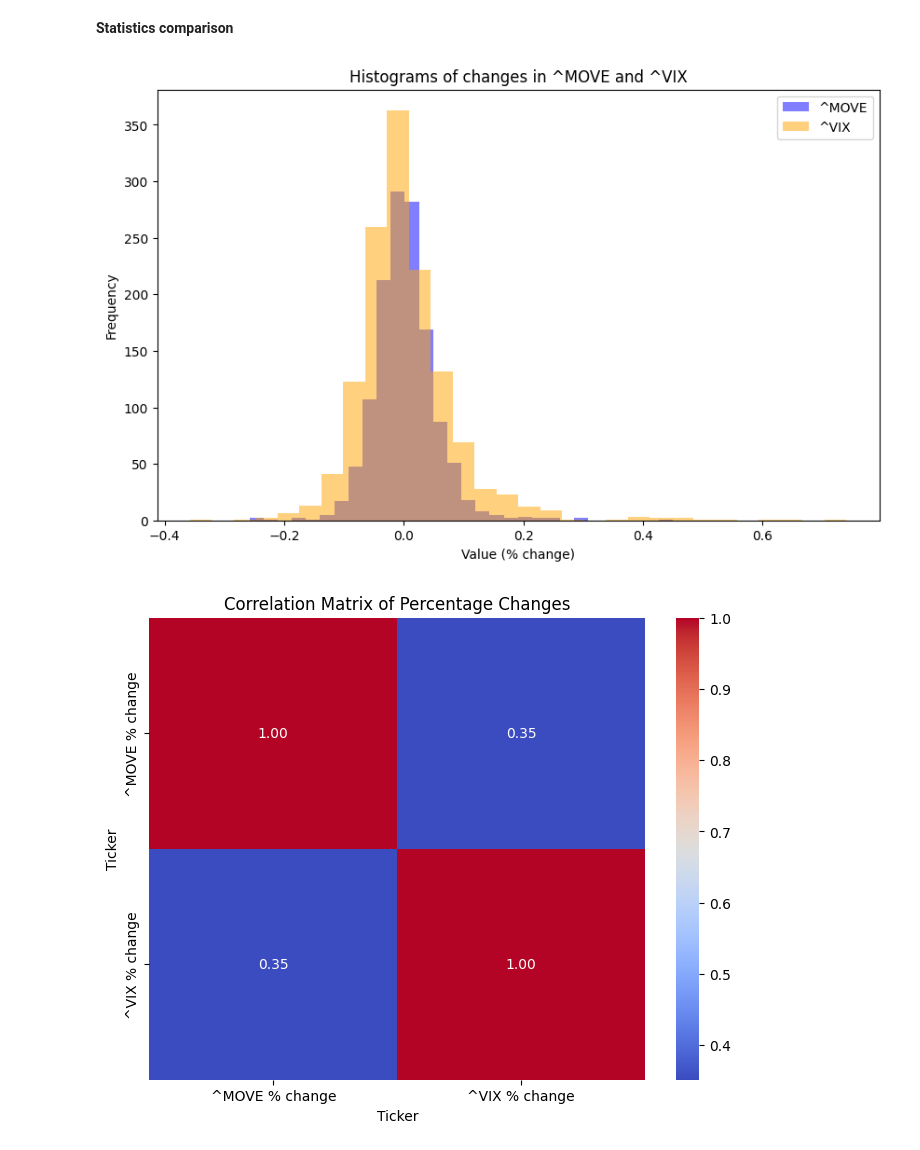
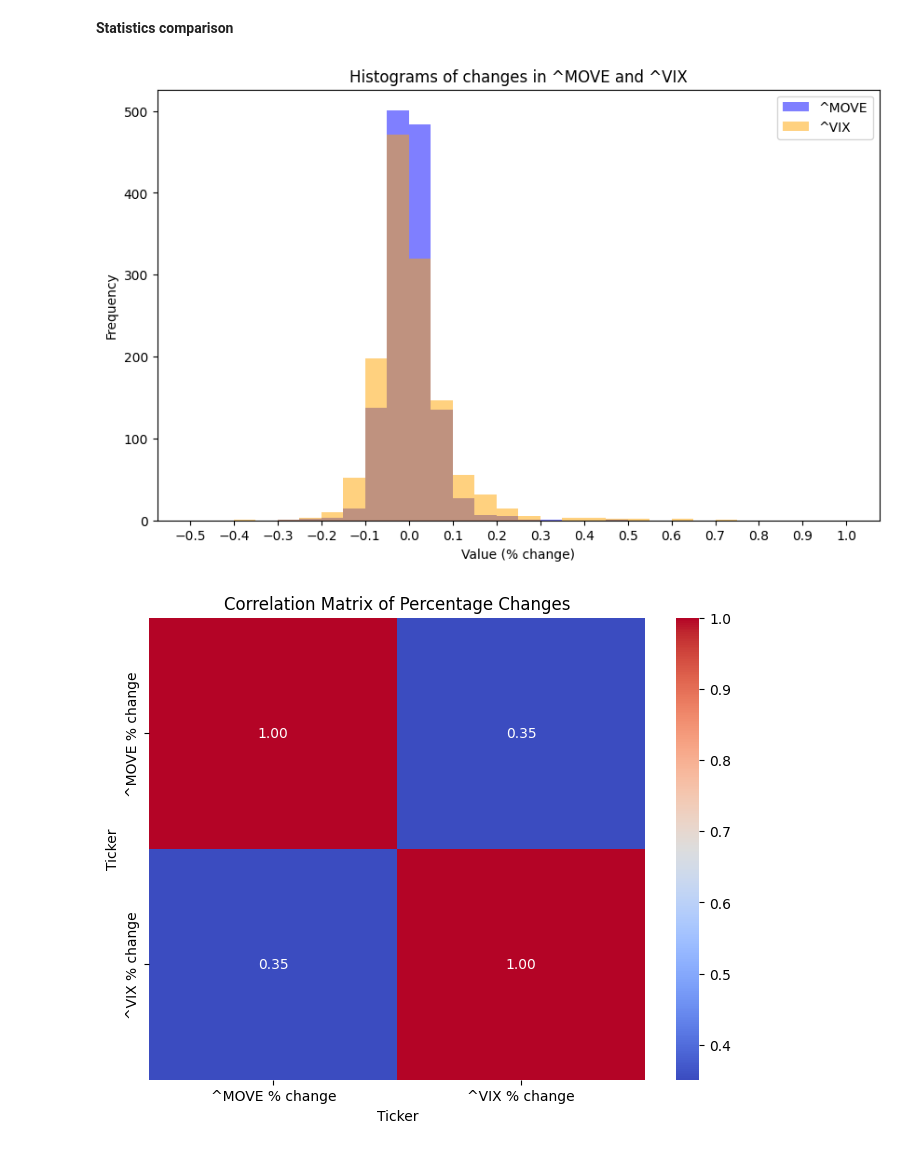
Before and after one commit to KimJongNoChill/spread_convergence, a Jupyter notebook: spread_convergence.ipynb, the cells around one changed output. Saved outputs shown, nothing was run; the diff lists cells and outputs as text; code cells hidden in the pictures.

Commit message:
Adjust Histogram to constant bins

```diff
--- a/spread_convergence.ipynb
+++ b/spread_convergence.ipynb
@@ -74,19 +73,20 @@ data.tail()
 **Statistics comparison**
 # %%
 plt.figure(figsize=(10, 6))  # Set the figure size
-plt.hist(data[f"{index1} % change"], bins=30, alpha=0.5, label=f"{index1}", color="blue")  # Histogram for i1
-plt.hist(data[f"{index2} % change"], bins=30, alpha=0.5, label=f"{index2}", color="orange")  # Histogram for i2
+plt.hist(data[f"{index1} % change"], bins=np.arange(-0.5, 1.05, 0.05), alpha=0.5, label=f"{index1}", color="blue")  # Histogram for i1
+plt.hist(data[f"{index2} % change"], bins=np.arange(-0.5, 1.05, 0.05), alpha=0.5, label=f"{index2}", color="orange")  # Histogram for i2
+plt.xticks(np.arange(-0.5, 1.05, 0.1))
 
 # Add labels, title, and legend
 plt.xlabel("Value (% change)")
 plt.ylabel("Frequency")
 plt.title(f"Histograms of changes in {index1} and {index2}")
 plt.legend()
 
 # Show the plot
 plt.show()
 # %% [output]
-[figure, old version]
+[figure, new version]
 # %%
 # Create a DataFrame with the percentage changes
 correlation_data = data[[f"{index1} % change", f"{index2} % change"]].dropna()
```
Also changed, not shown: parts of 5 cells of this notebook.
